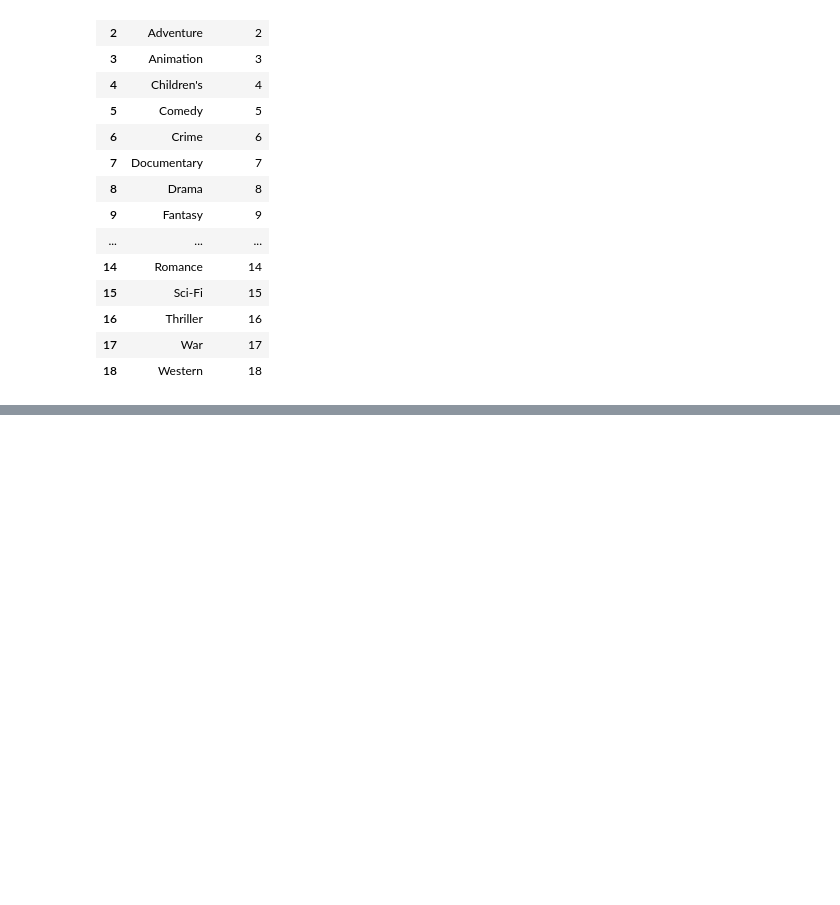
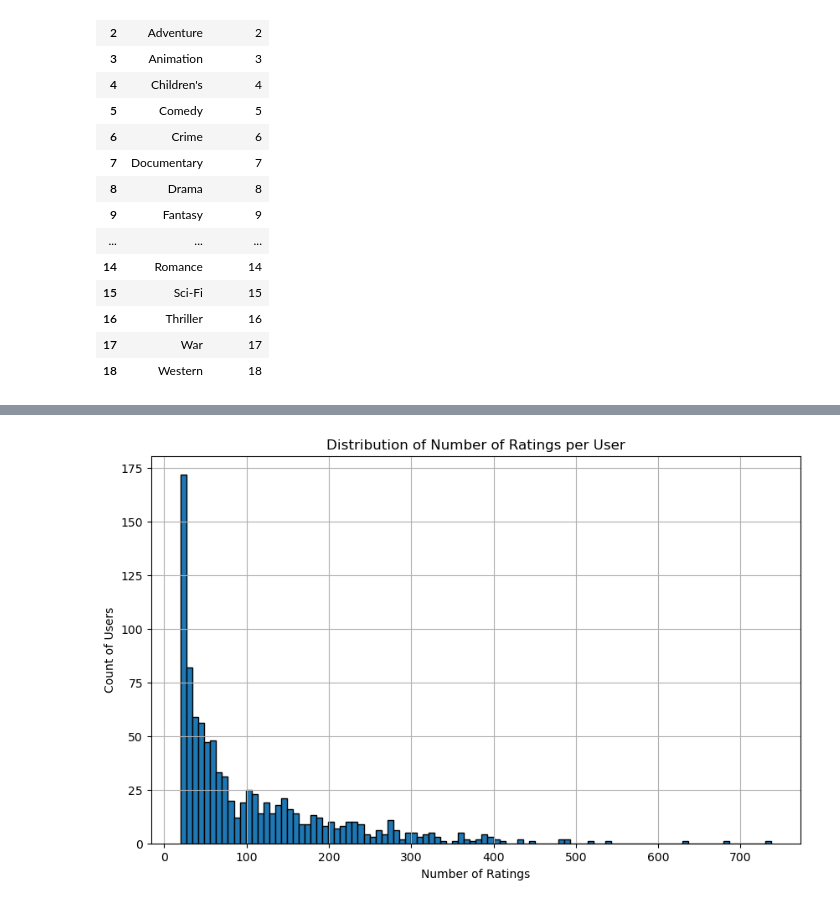
Before and after one commit to zhang-shizhe/PocketRecommender, a Jupyter notebook: EDA.ipynb, the cells around one changed output, grey strips where cells are left out. Cells and saved outputs as stored; diff of their text form; code cells hidden in the pictures; blank space fills up the shorter version.

```diff
--- a/EDA.ipynb
+++ b/EDA.ipynb
@@ -115,3 +106,7 @@ genre
 | 16 | Thriller | 16 |
 | 17 | War | 17 |
 | 18 | Western | 18 |
+# %%
+data = pd.read_csv('dataset/ml-100k/u.data', names=['user_id', 'item_id', 'rating', 'timestamp'], header= None , sep = '\t')
+data.to_csv('dataset/ml-100k/data.csv')
+data
@@ -117,0 +127,12 @@ genre
+# %%
+ratings_per_user = data.groupby('user_id').size()
+
+# Plot the distribution of ratings
+plt.figure(figsize=(10, 6))
+ratings_per_user.hist(bins=100, edgecolor='black')
+plt.title('Distribution of Number of Ratings per User')
+plt.xlabel('Number of Ratings')
+plt.ylabel('Count of Users')
+plt.show()
+# %% [output]
+[figure, added]
```
Also changed, not shown: parts of 10 cells of this notebook, 4 other files.
